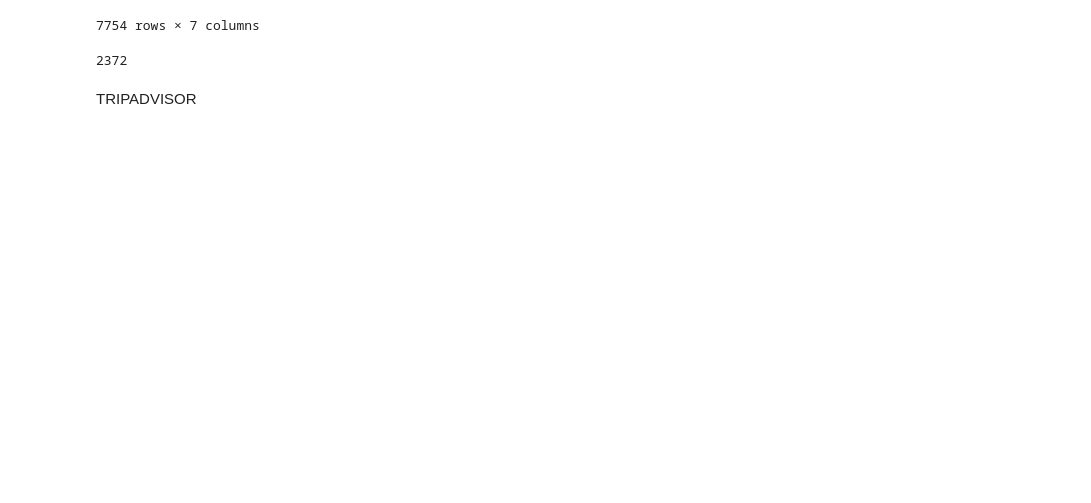
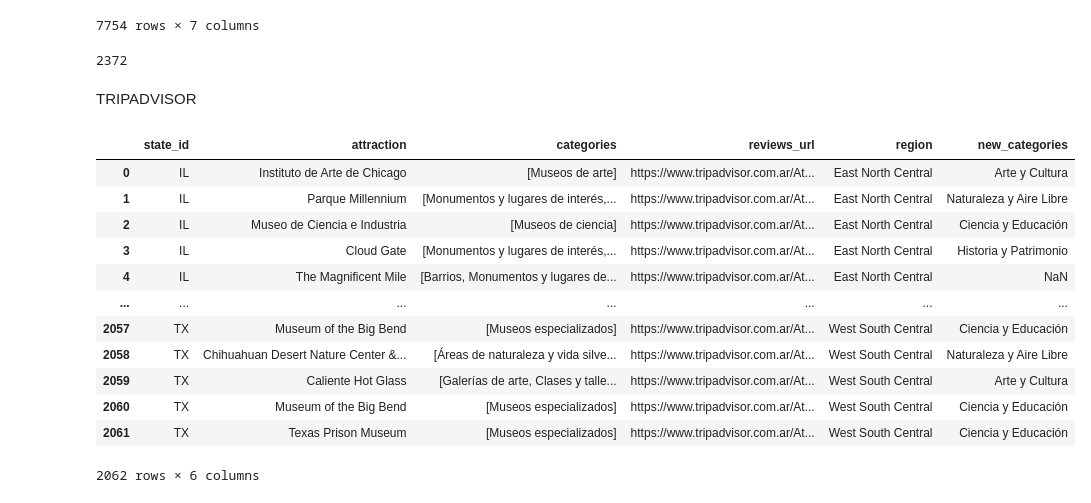
Before and after one commit to LeonardoCostaH/PF_DS_YELP, a Jupyter notebook: 01_ETL.ipynb, the cells around one changed output. Saved outputs shown, nothing was run; the diff lists cells and outputs as text; code cells hidden in the pictures; blank space fills up the shorter version.

```diff
--- a/01_ETL.ipynb
+++ b/01_ETL.ipynb
@@ -371,6 +371,75 @@ usa_hotels = pd.merge(booking_hotels, booking_hotels_attributes, on='hotel_id',
 usa_hotels.to_csv('files/data/usa_hotels.csv')
 # %% [markdown]
 TRIPADVISOR
+# %%
+import os
+import pandas as pd
+
+attractions_dr = "files/data/tripadvisor/attractions"
+
+attractions = []
+for archivo in os.listdir(attractions_dr):
+    if archivo.endswith(".csv"):
+        ruta_completa = os.path.join(attractions_dr, archivo)
+        df = pd.read_csv(ruta_completa, index_col=0)
+        attractions.append(df)
+
+attractions = pd.concat(attractions, ignore_index=True)
+
+def reclasificar_categoria(categoria):
+    categorias_generales = {
+        'Arte y Cultura': {'Museos de arte', 'Galerías de arte', 'Teatro y espectáculos', 'Óperas'},
+        'Entretenimiento Nocturno': {'Bares y boliches', 'Bares de jazz', 'Casinos', 'Carreras de caballos'},
+        'Naturaleza y Aire Libre': {'Parques', 'Jardines', 'Montañas', 'Playas', 'Bosques', 'Rutas para senderismo', 'Cascadas'},
+        'Historia y Patrimonio': {'Lugares históricos', 'Monumentos y estatuas', 'Edificios con valor arquitectónico', 'Misiones', 'Campos de batalla'},
+        'Ciencia y Educación': {'Museos especializados', 'Museos de ciencia', 'Centros de información turística', 'Lugares educativos', 'Bibliotecas', 'Universidades y escuelas'},
+        'Deportes y Actividades al Aire Libre': {'Campos de juego y estadios', 'Campos de golf', 'Complejos deportivos', 'Parques acuáticos', 'Rutas para ciclismo', 'Áreas para esquiar y practicar snowboard'},
+        'Vida Nocturna y Entretenimiento': {'Centros de juego y entretenimiento', 'Discotecas', 'Bares temáticos'},
+        'Comida y Bebida': {'Cervecerías', 'Destilerías', 'Viñedos con bodegas', 'Restaurantes temáticos'},
+        'Religión y Espiritualidad': {'Iglesias y catedrales', 'Lugares religiosos', 'Capillas para bodas'},
+        'Turismo y Recreación': {'Lugares turísticos', 'Paseos turísticos', 'Tours a caballo', 'Tours de esquí y de nieve'}
+    }
+
+    for categoria_general, subcategorias in categorias_generales.items():
+        if categoria in subcategorias:
+            return categoria_general
+
+    return None
+
+
+# Asegúrate de que la columna 'categories' sea realmente una lista
+attractions['categories'] = attractions['categories'].str.split(', ')
+
+# Iterar sobre las filas y reclasificar las categorías
+for i, row in attractions.iterrows():
+    cat_list = []
+    for cat in row['categories']:
+        new_cat = reclasificar_categoria(cat)
+        if new_cat is not None:
+            cat_list.append(new_cat)
+    if len(cat_list) > 0:
+        attractions.at[i, 'new_categories'] = cat_list[0]
+
+#attractions.drop(columns="categories", inplace=True)
+attractions.rename({"new_categories": "categories"})
+
+
+attractions.to_csv('files/data/tripadvisor/tripadvisor_attractions.csv')
+attractions
+# %% [output]
+|  | state_id | attraction | categories | reviews_url | region | new_categories |
+| 0 | IL | Instituto de Arte de Chicago | [Museos de arte] | https://www.tripadvisor.com.ar/At... | East North Central | Arte y Cultura |
+| 1 | IL | Parque Millennium | [Monumentos y lugares de interés,... | https://www.tripadvisor.com.ar/At... | East North Central | Naturaleza y Aire Libre |
+| 2 | IL | Museo de Ciencia e Industria | [Museos de ciencia] | https://www.tripadvisor.com.ar/At... | East North Central | Ciencia y Educación |
+| 3 | IL | Cloud Gate | [Monumentos y lugares de interés,... | https://www.tripadvisor.com.ar/At... | East North Central | Historia y Patrimonio |
+| 4 | IL | The Magnificent Mile | [Barrios, Monumentos y lugares de... | https://www.tripadvisor.com.ar/At... | East North Central | NaN |
+| ... | ... | ... | ... | ... | ... | ... |
+| 2057 | TX | Museum of the Big Bend | [Museos especializados] | https://www.tripadvisor.com.ar/At... | West South Central | Ciencia y Educación |
+| 2058 | TX | Chihuahuan Desert Nature Center &... | [Áreas de naturaleza y vida silve... | https://www.tripadvisor.com.ar/At... | West South Central | Naturaleza y Aire Libre |
+| 2059 | TX | Caliente Hot Glass | [Galerías de arte, Clases y talle... | https://www.tripadvisor.com.ar/At... | West South Central | Arte y Cultura |
+| 2060 | TX | Museum of the Big Bend | [Museos especializados] | https://www.tripadvisor.com.ar/At... | West South Central | Ciencia y Educación |
+| 2061 | TX | Texas Prison Museum | [Museos especializados] | https://www.tripadvisor.com.ar/At... | West South Central | Ciencia y Educación |
+2062 rows × 6 columns
 # %%
 import os
 import pandas as pd
```
Also changed, not shown: parts of 4 cells of this notebook.
